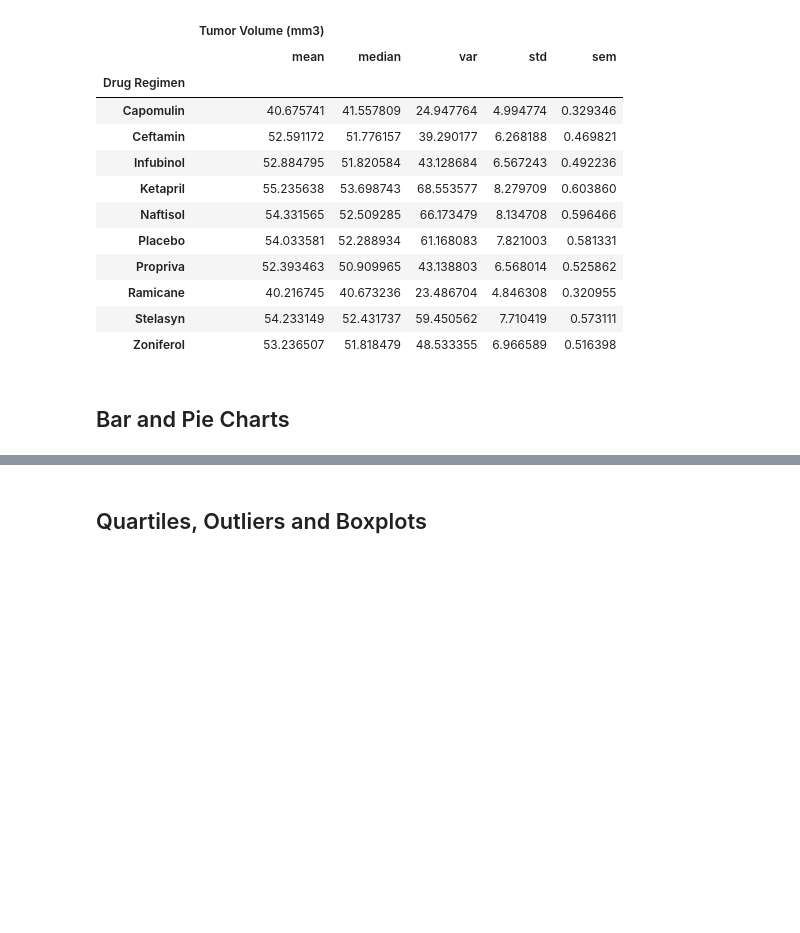
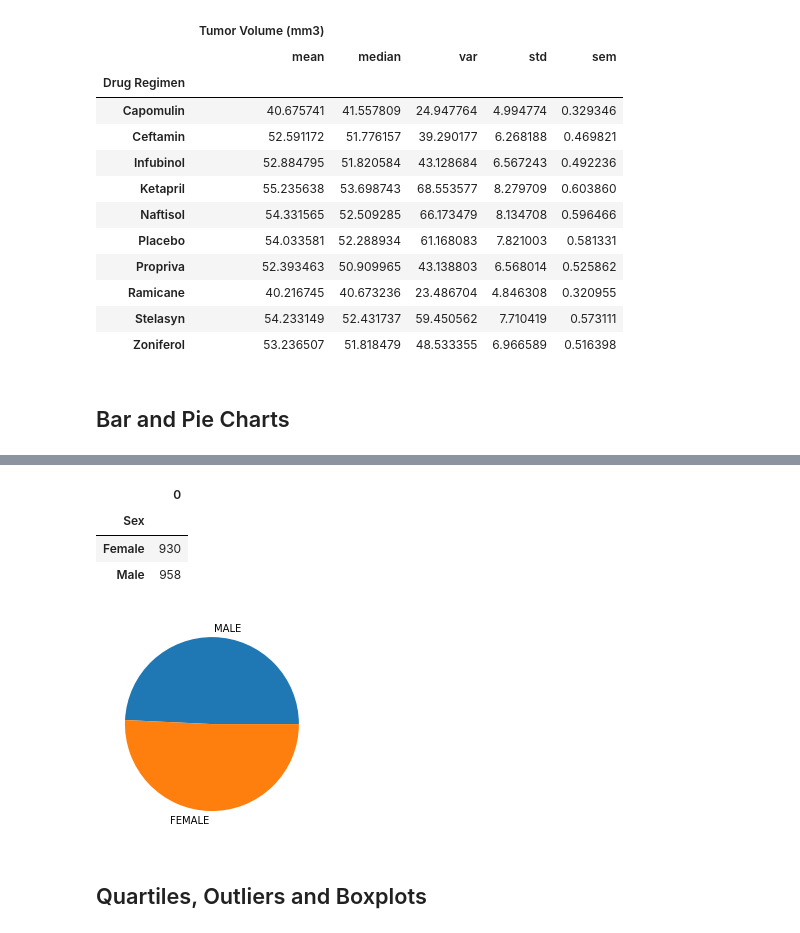
Before and after one commit to tmsteph/matplotlib_Homework, a Jupyter notebook: Pymaceuticals/pymaceuticals_Thomas.ipynb, the cells around one changed output, grey strips where cells are left out. Saved outputs shown, nothing was run; the diff lists cells and outputs as text; code cells hidden in the pictures; blank space fills up the shorter version.

```diff
--- a/Pymaceuticals/pymaceuticals_Thomas.ipynb
+++ b/Pymaceuticals/pymaceuticals_Thomas.ipynb
@@ -135,5 +154,17 @@ TypeError: unhashable type: 'numpy.ndarray'
 # %%
 # Generate a pie plot showing the distribution of female versus male mice using pyplot
+
+gender = mouse_df.groupby(["Sex"]).size()
+gender_df = pd.DataFrame(gender)
+
+plt.pie(gender,labels = ["MALE", "FEMALE"])
+gender_df
+# %% [output]
+|  | 0 |
+| Sex |  |
+| Female | 930 |
+| Male | 958 |
+[figure, added]
 # %% [markdown]
 ## Quartiles, Outliers and Boxplots
 # %%
```
Also changed, not shown: parts of 13 cells of this notebook.
